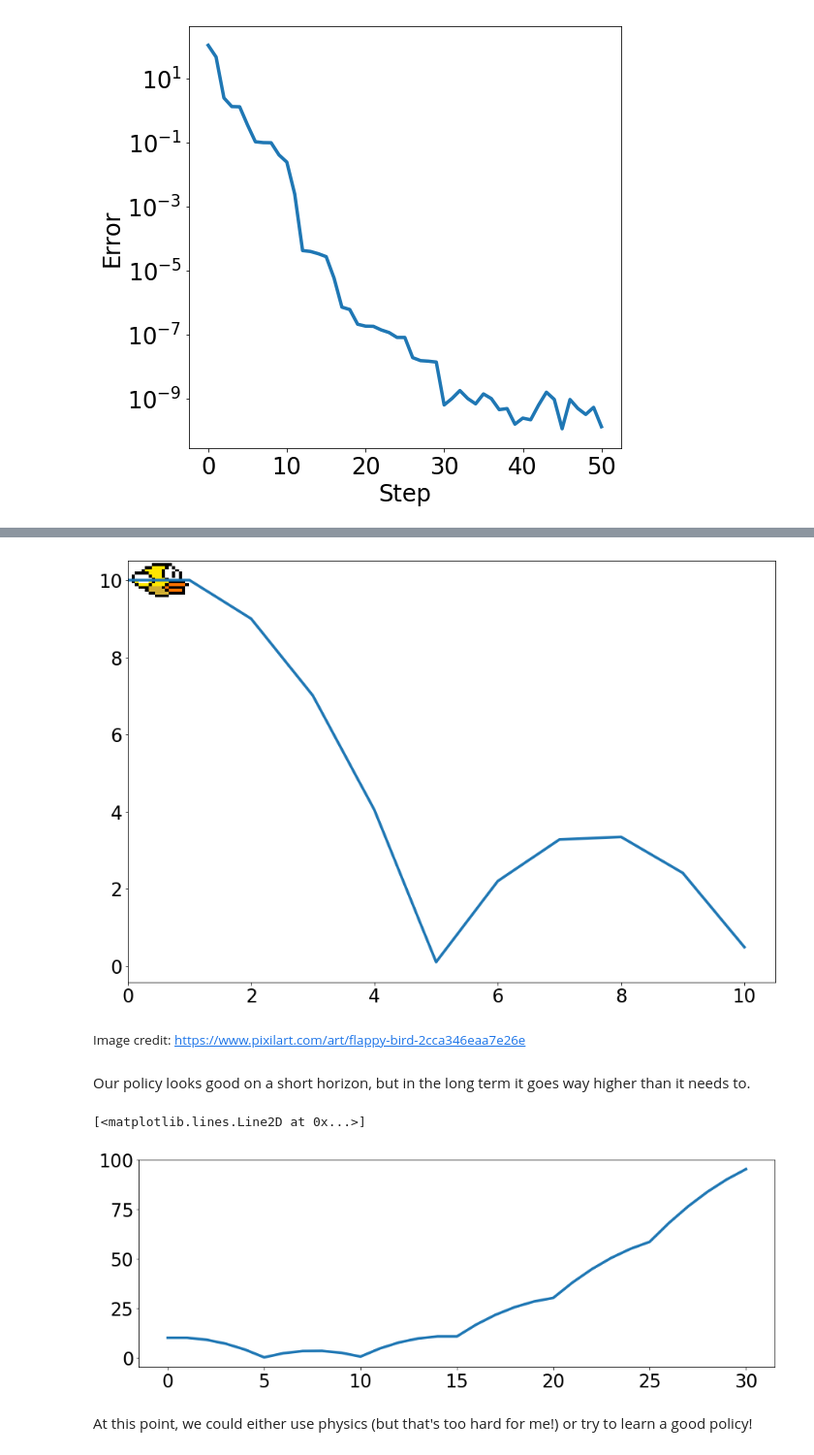
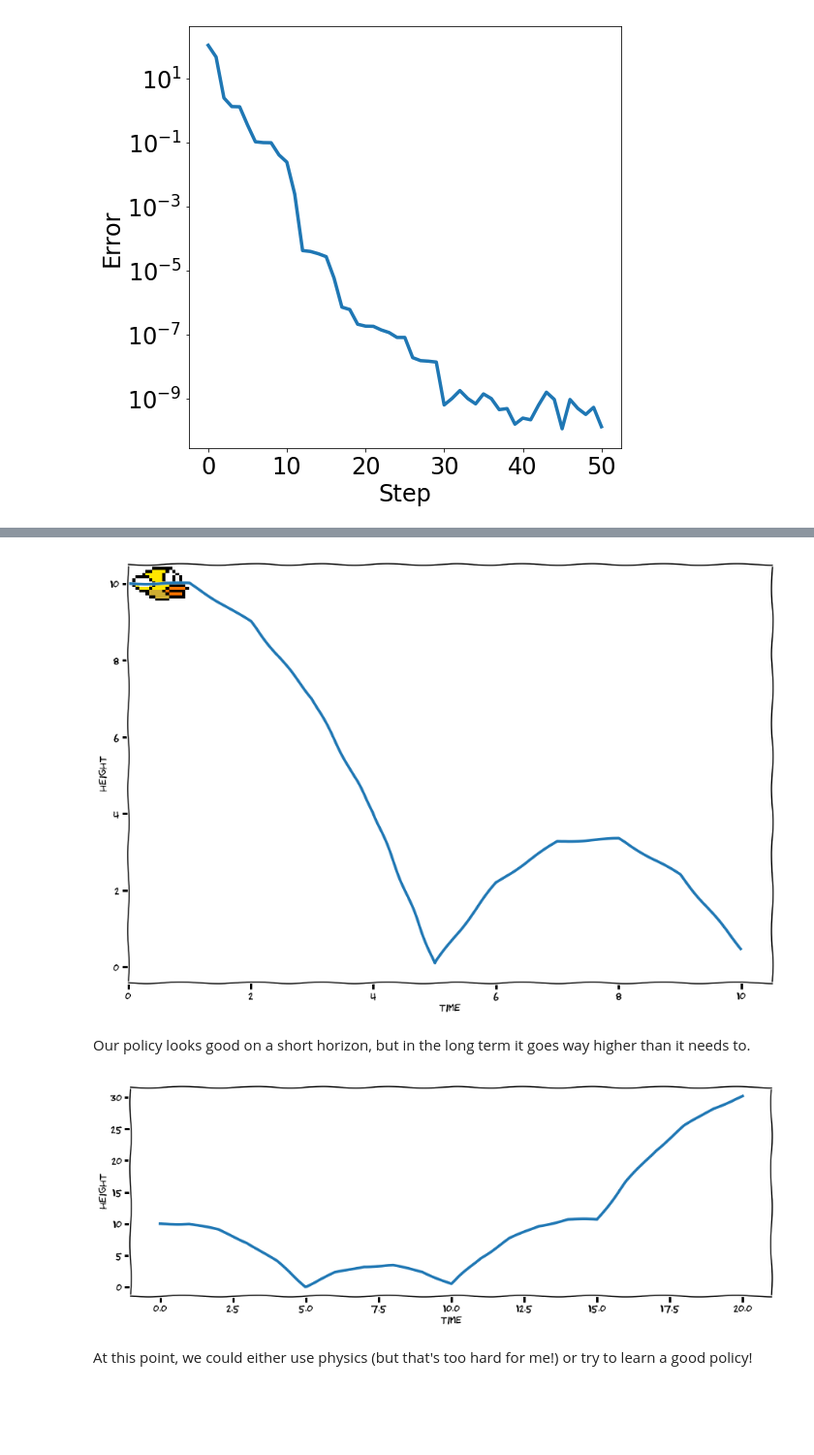
Before and after one commit to ee227c/ee227c.github.io, a Jupyter notebook: code/lecture20.ipynb, the cells around one changed output, grey strips where cells are left out. Shown at 97% size. Cells and saved outputs as stored; diff of their text form; code cells hidden in the pictures; blank space fills up the shorter version.

```diff
--- a/code/lecture20.ipynb
+++ b/code/lecture20.ipynb
@@ -168,7 +185,7 @@ points = np.linspace(-5, 5, 1000)
 X, Y = np.meshgrid(points, points)
 fig = plt.figure(figsize=(15,15))
 ax = fig.gca(projection='3d')
-_ = ax.plot_surface(X, Y, himmelblau([X, Y]), cmap=cm.coolwarm)
+ax.plot_surface(X, Y, himmelblau([X, Y]), cmap=plt.cm.coolwarm);
 # %% [output]
 [figure]
 # %%
@@ -249,27 +271,28 @@ def example_policy(states, actions):
     else:
         return 0.
 
-states, actions = unroll(flappy_bird, [(0, 10.), 0], example_policy, 10)
+flappy_inits = [(0, 10.), 0]
+states, actions = unroll(flappy_bird, flappy_inits, example_policy, 10)
 heights = [h for (v, h) in states]
-fig = plt.figure(figsize=(15,10))
+
+plt.xkcd(); fig = plt.figure(figsize=(15,10))
 im = plt.imread('flappy.png')
 fig.gca().imshow(im, aspect='auto', extent=(0, 1, 9.5, 10.5))
-plt.plot(range(len(heights)), heights, **kwargs)
-_ = fig.figimage(im, 0, fig.bbox.ymax)
+fig.figimage(im, 0, fig.bbox.ymax)
+plt.ylabel('height'); plt.xlabel('time');
+plt.plot(range(len(heights)), heights, **kwargs);
 # %% [output]
-[figure, old version]
+[figure, new version]
-# %% [markdown]
-<span style="font-size:10pt;">Image credit: https://www.pixilart.com/art/flappy-bird-2cca346eaa7e26e</span>
 # %% [markdown]
 Our policy looks good on a short horizon, but in the long term it goes way higher than it needs to.
 # %%
-states, actions = unroll(flappy_bird, [(0, 10.), 0], example_policy, 30)
+states, actions = unroll(flappy_bird, flappy_inits, example_policy, 20)
 heights = [h for (v, h) in states]
 plt.figure(figsize=(15,5))
-plt.plot(range(len(heights)), heights, **kwargs)
+plt.ylabel('height'); plt.xlabel('time')
+plt.plot(range(len(heights)), heights, **kwargs);
 # %% [output]
-[<matplotlib.lines.Line2D at 0x...>]
-[figure, old version]
+[figure, new version]
 # %% [markdown]
 At this point, we could either use physics (but that's too hard for me!) or try to learn a good policy!
 # %% [markdown]
```
Also changed, not shown: parts of 19 cells of this notebook, 3 other files.
